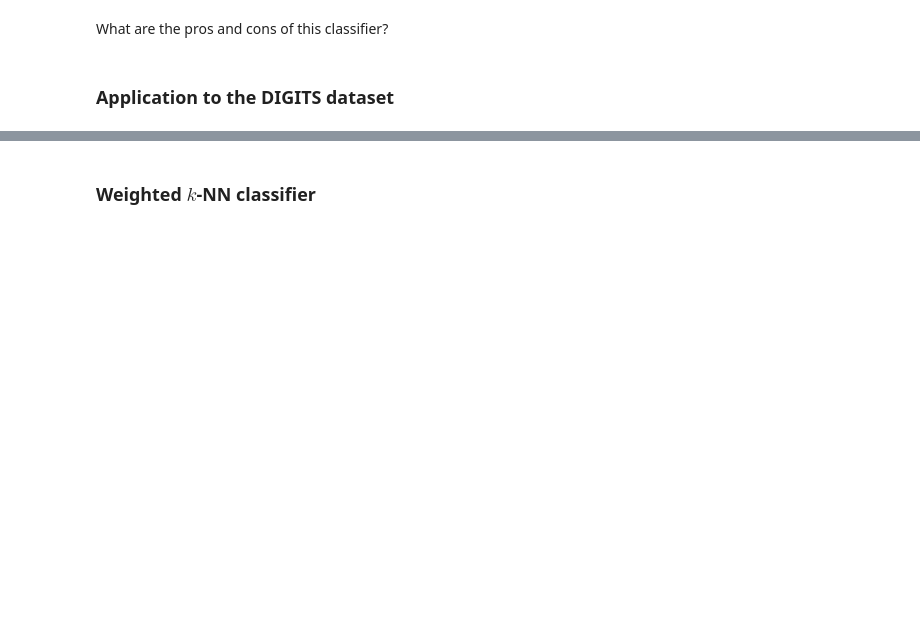
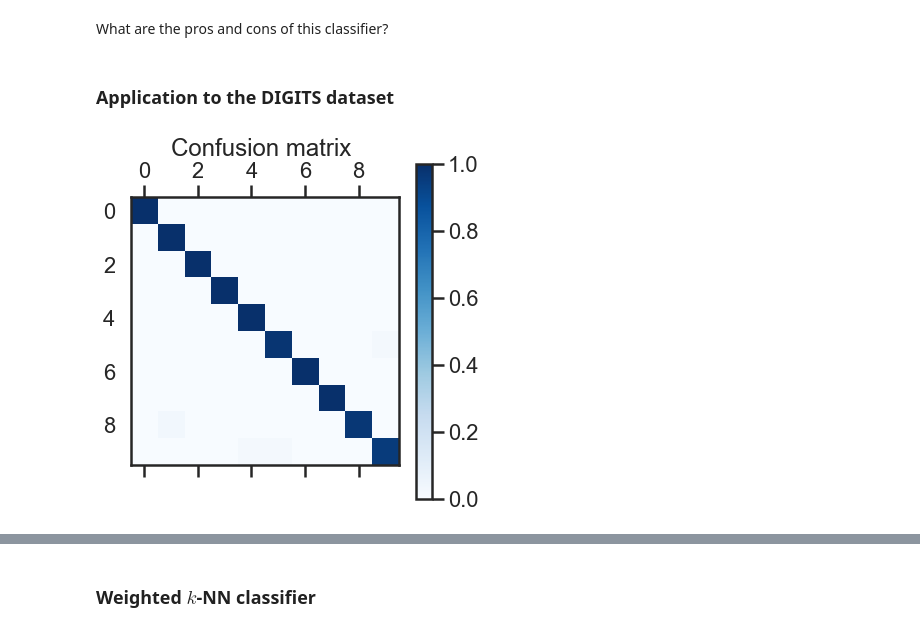
Before and after one commit to Badr-MOUFAD/DataCamp-Emines, a Jupyter notebook: TPknn/KNN_todo_online.ipynb, the cells around one changed output, grey strips where cells are left out. Saved outputs shown, nothing was run; the diff lists cells and outputs as text; code cells hidden in the pictures; blank space fills up the shorter version.

```diff
--- a/TPknn/KNN_todo_online.ipynb
+++ b/TPknn/KNN_todo_online.ipynb
@@ -281,3 +254,33 @@ plt.matshow(conf_mat_normalized)
+# %%
+# test k-NN on digits dataset
+
+# The digits dataset
+digits = datasets.load_digits()
+
+digits['data'].shape , digits['target'].shape
+
+# split into training and test
+from sklearn.model_selection import train_test_split
+X_train, X_test, y_train, y_test = train_test_split(digits['data'], digits['target'])
+# fit a knn classifier
+n_neighbors = 1
+knn = neighbors.KNeighborsClassifier(n_neighbors=n_neighbors)
+knn.fit(X_train, y_train)
+
+# compute the confusion matrix on the test set
+y_pred = knn.predict(X_test)
+from sklearn.metrics import confusion_matrix
+conf_matrix = confusion_matrix(y_test, y_pred)
+# normalize the confusion matrix by row
+conf_matrix_normalized = conf_matrix.astype('float') / conf_matrix.sum(axis=1)[:, np.newaxis]
+# plot the confusion matrix
+import matplotlib.pyplot as plt
+plt.matshow(conf_matrix_normalized, cmap=plt.cm.Blues)
+plt.colorbar()
+plt.title('Confusion matrix ')
+plt.show()
+# %% [output]
+[figure, added]
 # %%
 # Estimate k with cross-validation
 
```
Also changed, not shown: parts of 10 cells of this notebook.
